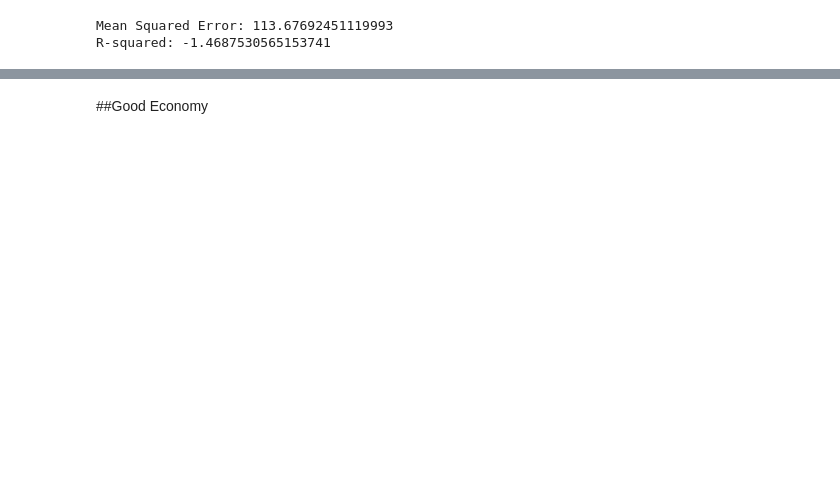
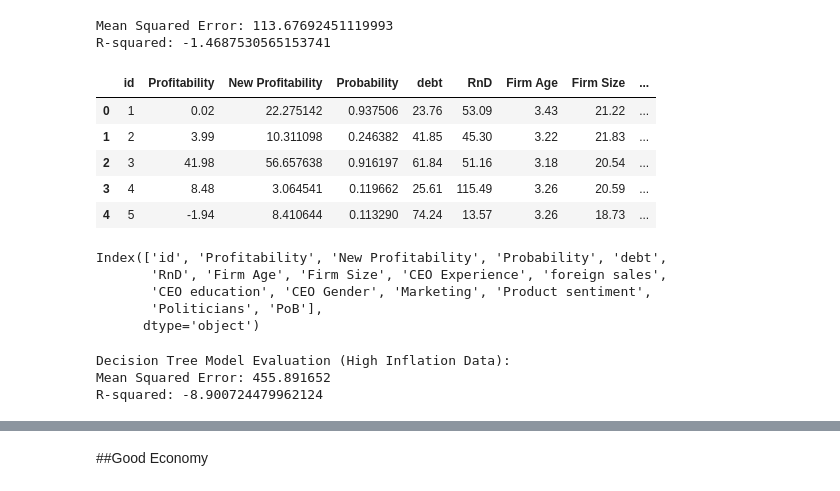
Before and after one commit to nananana25/MSC151, a Jupyter notebook: CW4_MRAP.ipynb, the cells around one changed output, grey strips where cells are left out. Drawn from its saved outputs; the diff is of its cells as text; code cells hidden in the pictures; blank space fills up the shorter version.

```diff
--- a/CW4_MRAP.ipynb
+++ b/CW4_MRAP.ipynb
@@ -395,3 +365,60 @@ print(f'R-squared: {r2}')
 # %% [output]
 Mean Squared Error: 113.67692451119993
 R-squared: -1.4687530565153741
+# %%
+import pandas as pd
+
+excel_file_path = ('/content/High Inflation.xlsx')
+df_new = pd.read_excel(excel_file_path)
+
+display(df_new.head())
+# %% [output]
+|  | id | Profitability | New Profitability | Probability | debt | RnD | Firm Age | Firm Size | ... |
+| 0 | 1 | 0.02 | 22.275142 | 0.937506 | 23.76 | 53.09 | 3.43 | 21.22 | ... |
+| 1 | 2 | 3.99 | 10.311098 | 0.246382 | 41.85 | 45.30 | 3.22 | 21.83 | ... |
+| 2 | 3 | 41.98 | 56.657638 | 0.916197 | 61.84 | 51.16 | 3.18 | 20.54 | ... |
+| 3 | 4 | 8.48 | 3.064541 | 0.119662 | 25.61 | 115.49 | 3.26 | 20.59 | ... |
+| 4 | 5 | -1.94 | 8.410644 | 0.113290 | 74.24 | 13.57 | 3.26 | 18.73 | ... |
+# %%
+print(df_new.columns)
+# %% [output]
+Index(['id', 'Profitability', 'New Profitability', 'Probability', 'debt',
+       'RnD', 'Firm Age', 'Firm Size', 'CEO Experience', 'foreign sales',
+       'CEO education', 'CEO Gender', 'Marketing', 'Product sentiment',
+       'Politicians', 'PoB'],
+      dtype='object')
+# %%
+from sklearn.model_selection import train_test_split
+from sklearn.tree import DecisionTreeRegressor
+from sklearn.metrics import mean_squared_error, r2_score
+import pandas as pd
+
+# Define features (X) and target (y) using the current df_new
+# Corrected column names based on the output of df_new.columns
+X_new = df_new[['debt', 'RnD', 'Firm Age', 'Firm Size', 'CEO Experience', 'foreign sales', 'CEO education', 'CEO Gender', 'Marketing', 'Product sentiment', 'PoB']]
+y_new = df_new['Profitability']
+
+# Handle categorical variable 'PoB'
+X_new = pd.get_dummies(X_new, columns=['PoB'], drop_first=True)
+
+# Split data into training and testing sets (80/20 rule)
+X_train_new, X_test_new, y_train_new, y_test_new = train_test_split(X_new, y_new, test_size=0.2, random_state=42)
+
+# Initialize and train the Decision Tree Regressor model
+model_dt = DecisionTreeRegressor(random_state=42)
+model_dt.fit(X_train_new, y_train_new)
+
+# Make predictions on the test set
+y_pred_dt = model_dt.predict(X_test_new)
+
+# Evaluate the model
+mse_dt = mean_squared_error(y_test_new, y_pred_dt)
+r2_dt = r2_score(y_test_new, y_pred_dt)
+
+print(f'Decision Tree Model Evaluation (High Inflation Data):')
+print(f'Mean Squared Error: {mse_dt}')
+print(f'R-squared: {r2_dt}')
+# %% [output]
+Decision Tree Model Evaluation (High Inflation Data):
+Mean Squared Error: 455.891652
+R-squared: -8.900724479962124
```
Also changed, not shown: parts of 17 cells of this notebook.
